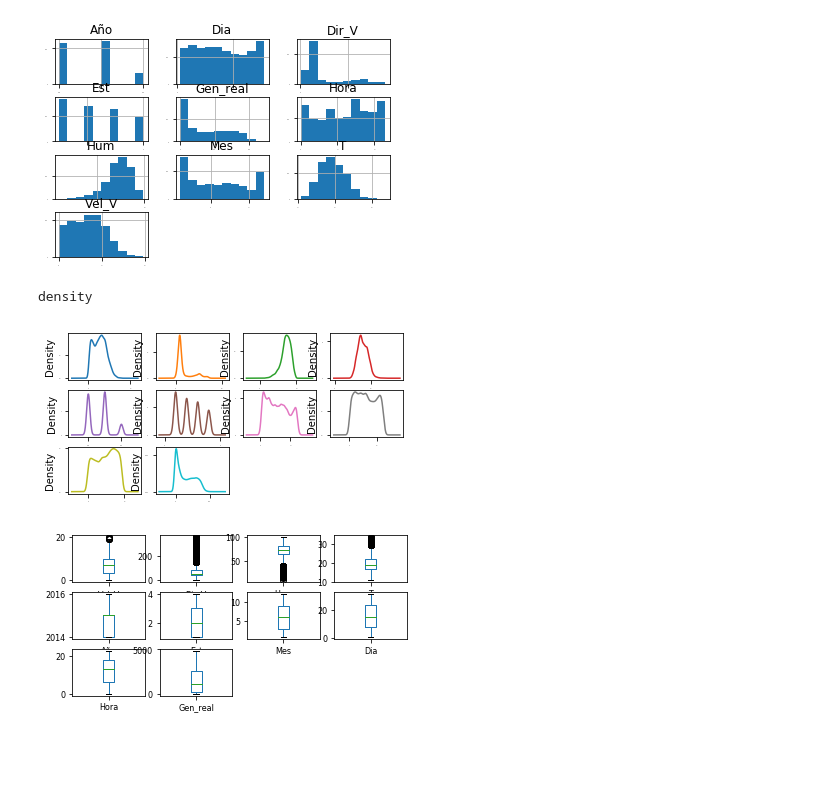
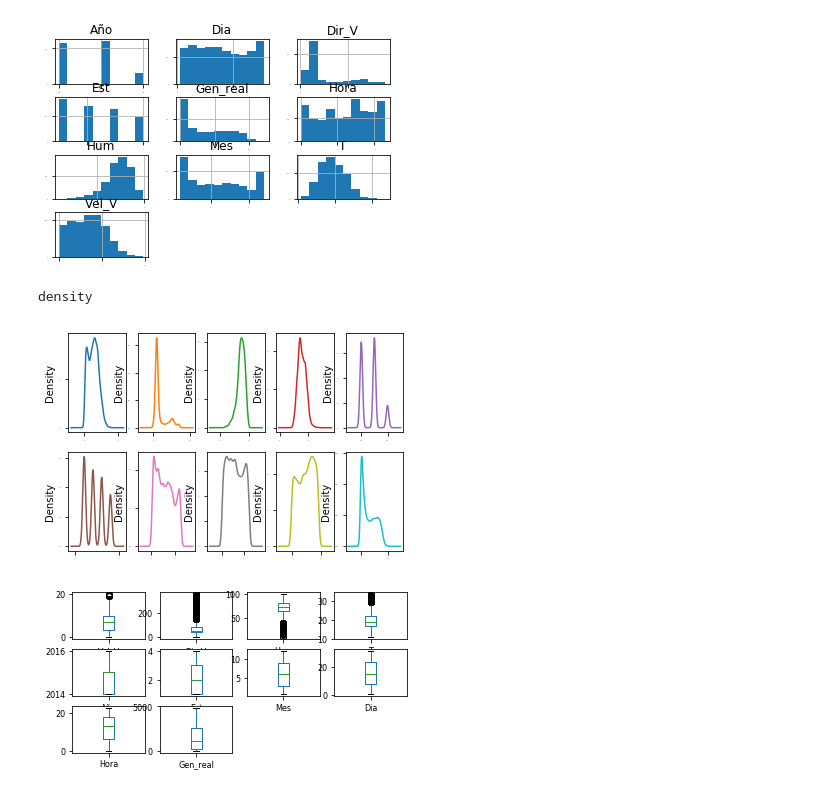
Before and after one commit to rmaguilarc/Modelos_Predictivos, a Jupyter notebook: Ident_Generacion.ipynb, the cells around one changed output. Drawn from its saved outputs; the diff is of its cells as text; code cells hidden in the pictures; blank space fills up the shorter version.

```diff
--- a/Ident_Generacion.ipynb
+++ b/Ident_Generacion.ipynb
@@ -137,11 +150,12 @@ histograms
 # %%
 # density
 print('density')
-dataset.plot(kind='density', subplots=True, layout=(4,4), sharex=False, legend=False, fontsize=1)
+dataset.plot(kind='density', subplots=True, layout=(2,5),
+             sharex=False, legend=False, fontsize=1)
 pyplot.show()
 # %% [output]
 density
-[figure, old version]
+[figure, new version]
 # %%
 # box and whisker plots
 dataset.plot(kind='box', subplots=True, layout=(4,4), sharex=False, sharey=False, fontsize=8)
```
Also changed, not shown: parts of 15 cells of this notebook.
